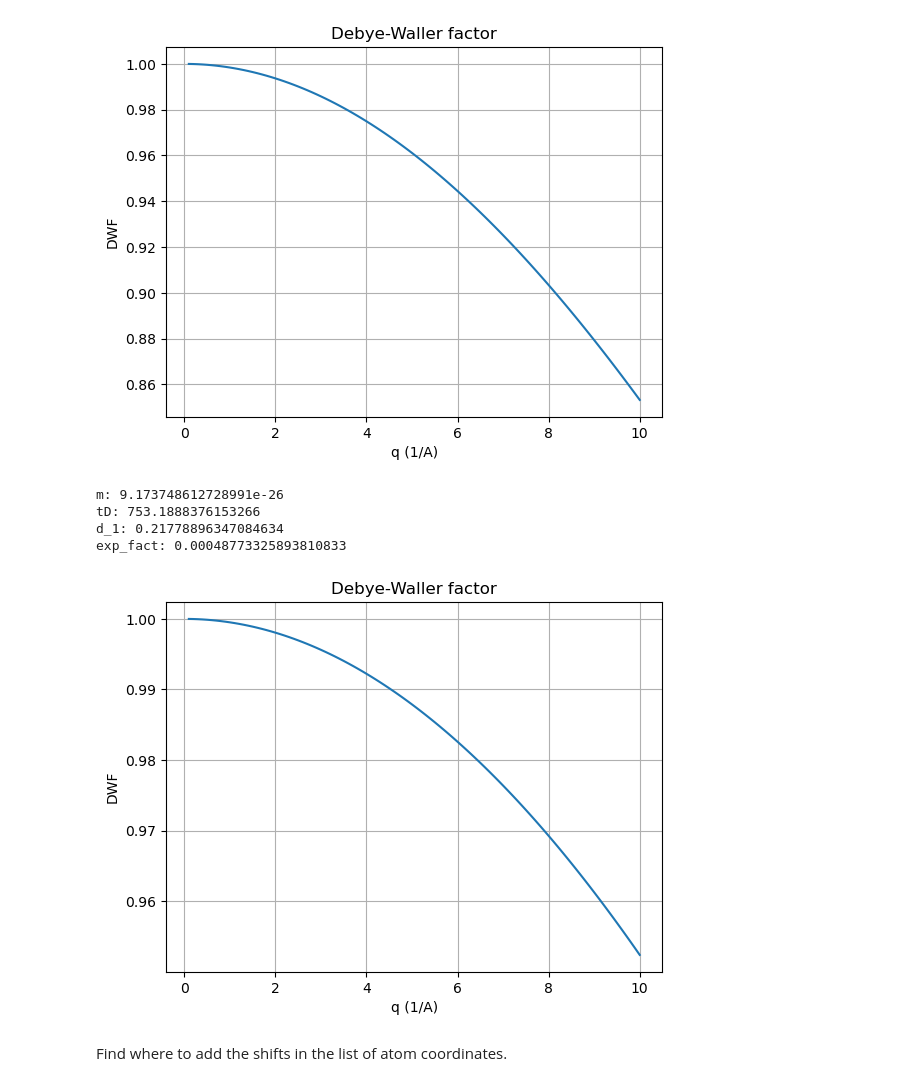
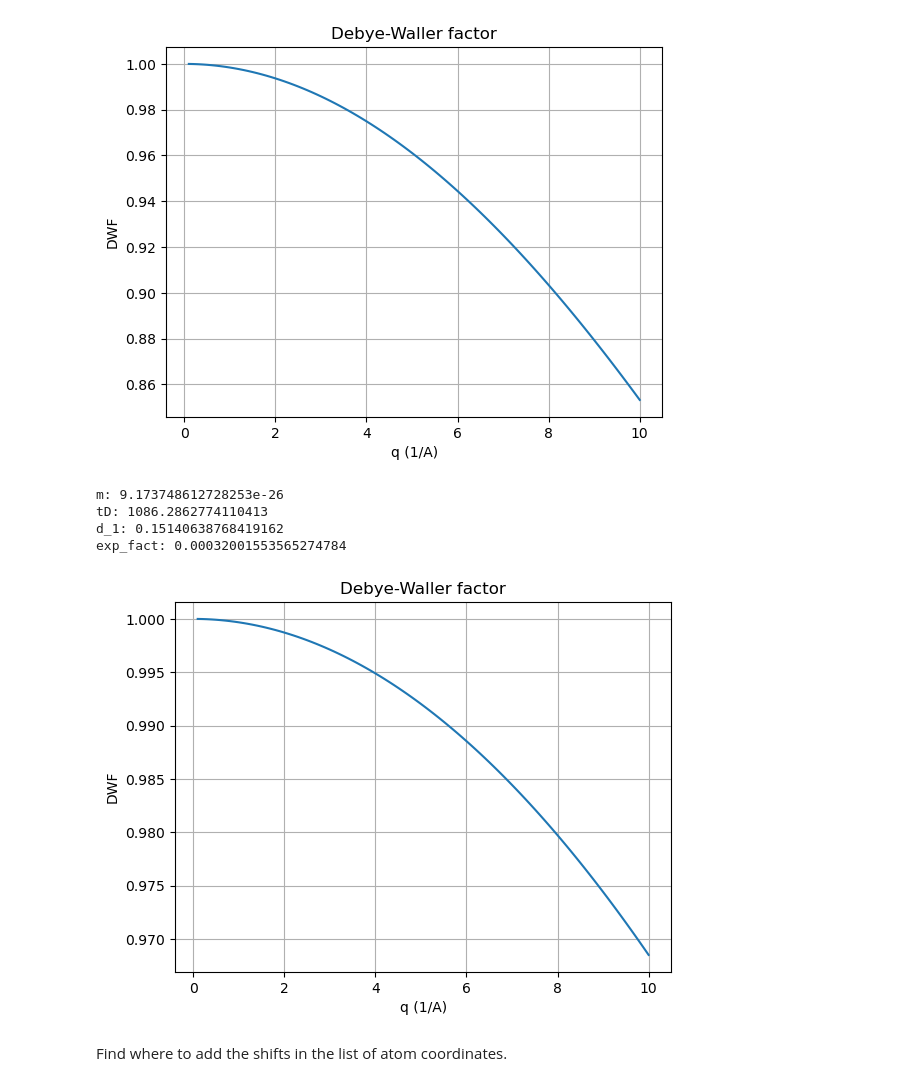
Before and after one commit to bleubreeymeow/CrystalClearFit, a Jupyter notebook: alrisDistortionFit/PBCO/preprocessing.ipynb, the cells around one changed output. Drawn from its saved outputs; the diff is of its cells as text; code cells hidden in the pictures.

```diff
--- a/alrisDistortionFit/PBCO/preprocessing.ipynb
+++ b/alrisDistortionFit/PBCO/preprocessing.ipynb
@@ -398,8 +398,7 @@ import scipy.constants
 import math
 import xrayutilities as xu
 
-
-crystal = xu.materials.Crystal.fromCIF('C:/Users/User/Desktop/uzh_intern/CrystalClearFit/alrisDistortionFit/PBCO/raw_data/PBCO_info.cif')
+crystal = xu.materials.Crystal.fromCIF('C:/Users/User/Desktop/uzh_intern/CrystalClearFit/alrisDistortionFit/PBCO/new_PBCO_fit/new_PBCO.cif')
 m = 0.0
 im = 0
 for a, _, _, b in crystal.lattice.base():
@@ -452,39 +451,39 @@ def Debye1(x):
 
 temp = 100  # Kelvin
 # W(q) = 3/2* hbar^2*q^2/(m*kB*tD) * (D1(tD/T)/(tD/T) + 1/4)
 # DWF = exp(-W(q)) consistent with Vaclav H. and several books
 hbar = scipy.constants.hbar
 kb = scipy.constants.Boltzmann
 angs = 1.0e-10
 cell_length_a = 34.38270
 cell_length_b = 11.68350
 cell_length_c = 34.96932
 volume = cell_length_a * cell_length_b * cell_length_c
 volume = volume * (angs ** 3)  # m^3
-n_atoms = 1053
+n_atoms = 3159
 sound_v = 6000  # m/s
 tD = (hbar * sound_v)/kb * ((6*n_atoms*np.pi**2)/volume) ** (1 / 3)  # Debye temperature
 print(f"tD: {tD}")
 
 d_1 = Debye1(tD / temp)
 print(f"d_1: {d_1}")
 x = tD / temp
 exp_fact = 3 / 2. * hbar ** 2 * 1.0e20 / (m * kb * tD) * (Debye1(x) / x + 0.25)
 print(f"exp_fact: {exp_fact}")
 example_qs = np.linspace(0.1, 10, 100)
 dwf = np.exp(-exp_fact * example_qs ** 2)
 plt.plot(example_qs, dwf)
 plt.xlabel('q (1/A)')
 plt.ylabel('DWF')
 plt.title('Debye-Waller factor')
 plt.grid()
 plt.savefig('debye_waller.png')
 # %% [output]
-m: 9.173748612728991e-26
-tD: 753.1888376153266
-d_1: 0.21778896347084634
-exp_fact: 0.00048773325893810833
+m: 9.173748612728253e-26
+tD: 1086.2862774110413
+d_1: 0.15140638768419162
+exp_fact: 0.00032001553565274784
-[figure, old version]
+[figure, new version]
 # %% [markdown]
 Find where to add the shifts in the list of atom coordinates.
 # %% [markdown]
```
Also changed, not shown: parts of 4 cells of this notebook, 18 other files.
